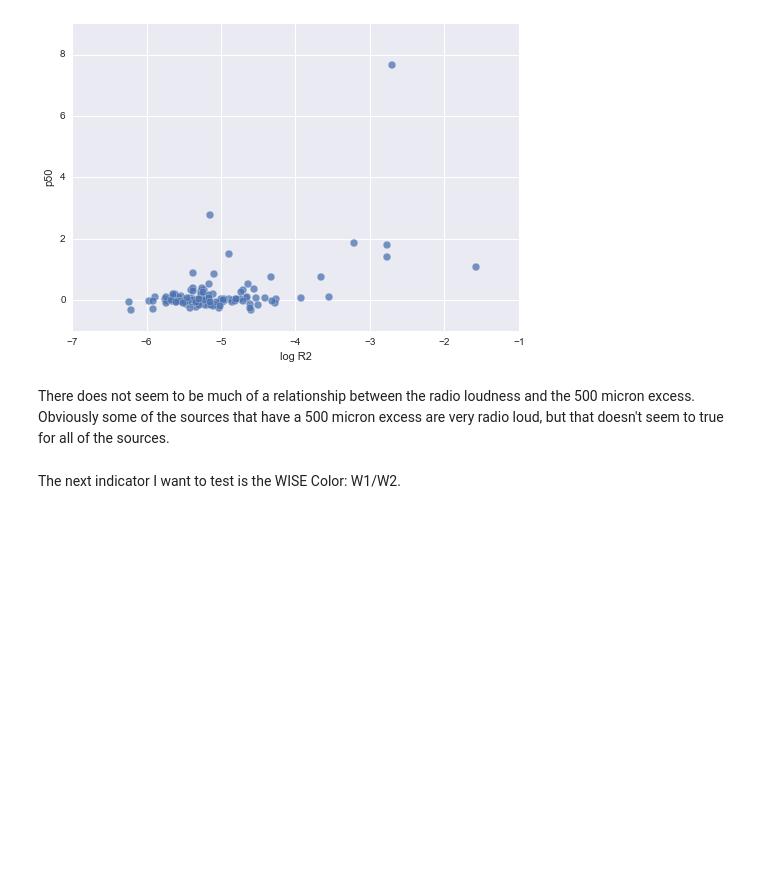
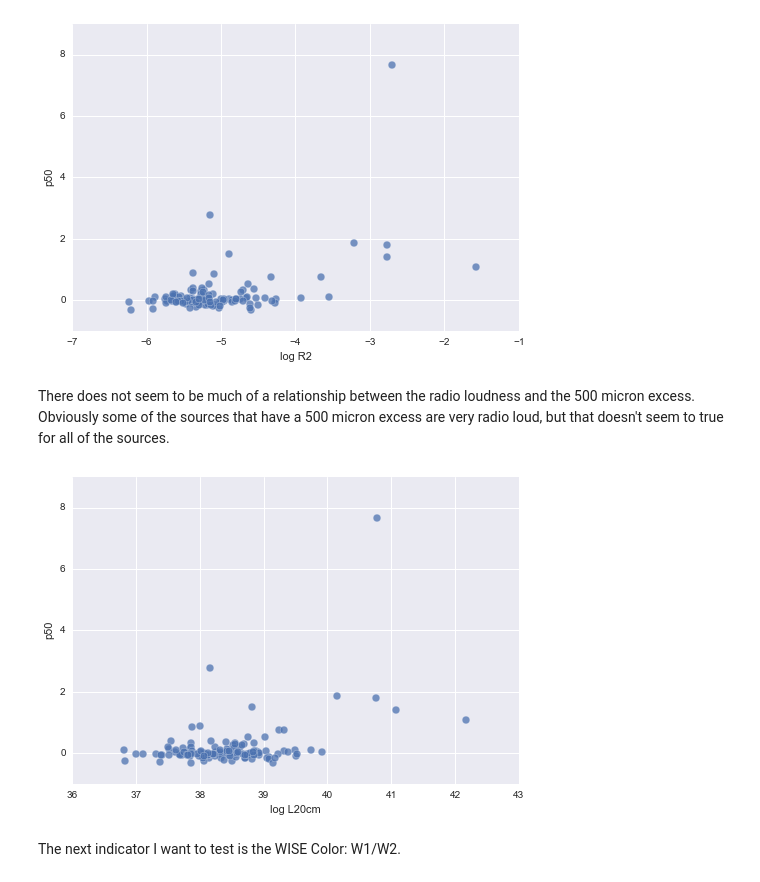
Before and after one commit to ttshimiz/spire-catalog-analysis, a Jupyter notebook: 500um-excess/examine-500um-excess-beta2-TwarmFree.ipynb, the cells around one changed output. Saved outputs shown, nothing was run; the diff lists cells and outputs as text; code cells hidden in the pictures; blank space fills up the shorter version.

```diff
--- a/500um-excess/examine-500um-excess-beta2-TwarmFree.ipynb
+++ b/500um-excess/examine-500um-excess-beta2-TwarmFree.ipynb
@@ -21,10 +21,10 @@ import pandas as pd
 import pickle
 # %%
 from glob import glob
-excess_dir = '/Users/ttshimiz/Research/Thesis/spire-catalog-analysis/500um-excess/results/beta2_TwarmFree/excess500/'
+excess_dir = '/Users/ttshimiz/Github/spire-catalog-analysis/500um-excess/results/beta2_TwarmFree/excess500/'
 file_name = '*.pickle'
 
 files = glob(excess_dir+file_name)
 
-print files[0]
+print files
 # %% [output]
@@ -266,6 +266,10 @@ fig_r2 = plot_relationship(data, 'R2', 'p50', logx=True)
 [figure]
 # %% [markdown]
 There does not seem to be much of a relationship between the radio loudness and the 500 micron excess. Obviously some of the sources that have a 500 micron excess are very radio loud, but that doesn't seem to true for all of the sources.
+# %%
+fig_r2 = plot_relationship(data, 'L20cm', 'p50', logx=True)
+# %% [output]
+[figure, added]
 # %% [markdown]
 The next indicator I want to test is the WISE Color: W1/W2.
 # %%
```
Also changed, not shown: parts of 7 cells of this notebook.
